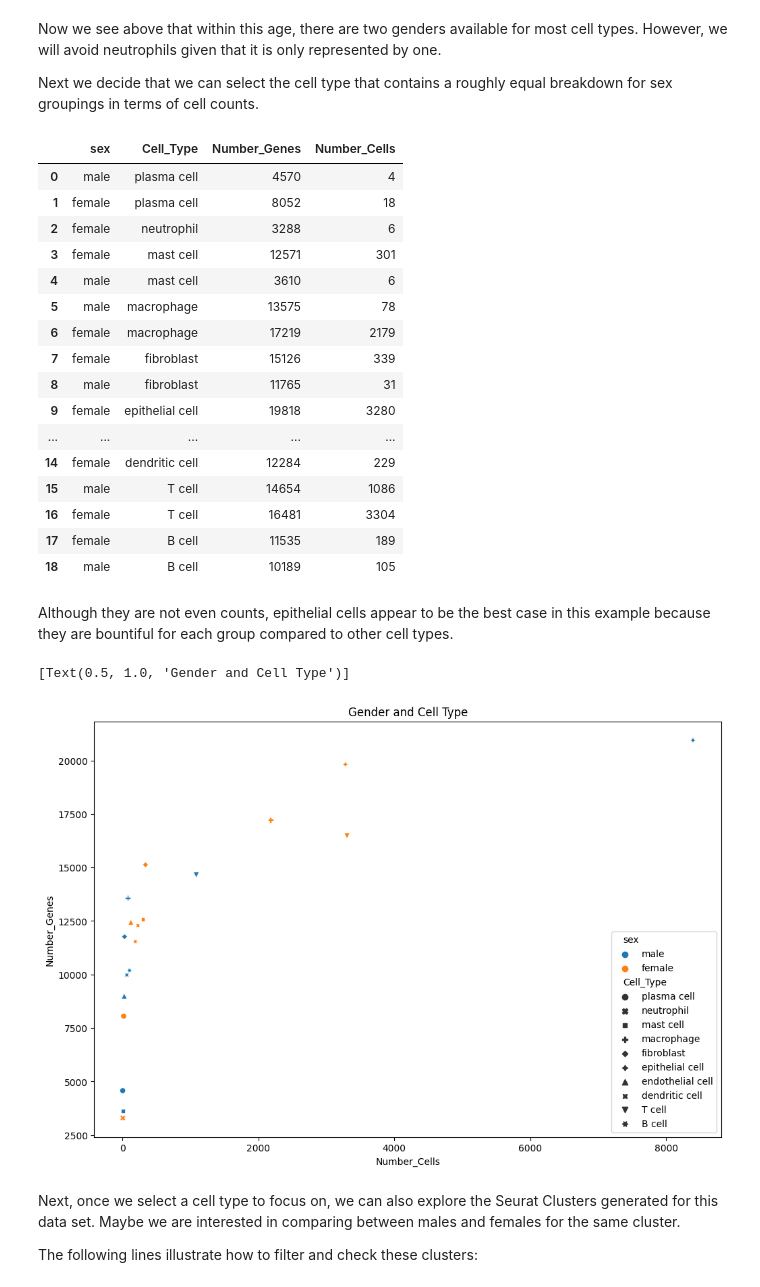
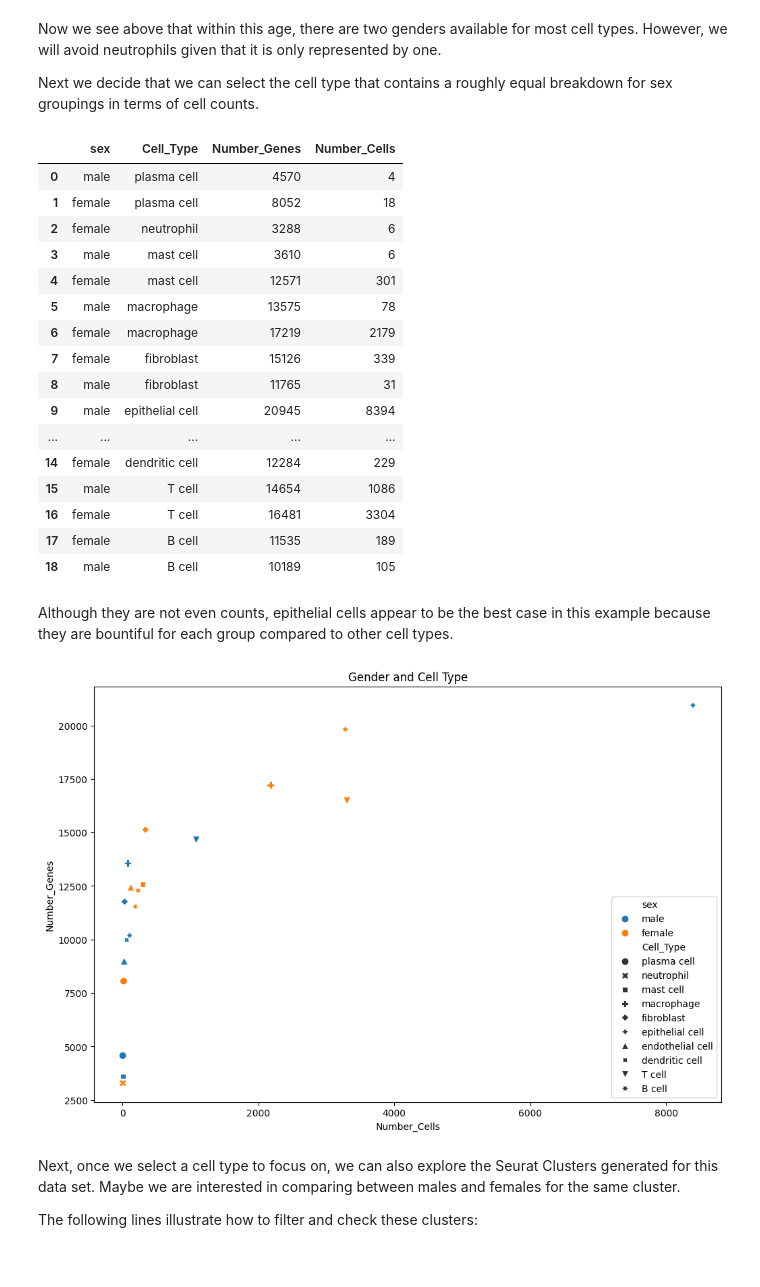
Before and after one commit to isb-cgc/Community-Notebooks, a Jupyter notebook: HTAN/Python Notebooks/Investigating_Single_Cell_HTAN_Data.ipynb, the cells around one changed output. Drawn from its saved outputs; the diff is of its cells as text; code cells hidden in the pictures.

```diff
--- a/HTAN/Python Notebooks/Investigating_Single_Cell_HTAN_Data.ipynb
+++ b/HTAN/Python Notebooks/Investigating_Single_Cell_HTAN_Data.ipynb
@@ -89,7 +81,10 @@ auth.authenticate_user()
 # %%
-## Setup ##
-# set the google project that will be referenced for this notebook's computations
-google_project = 'my-project'
+# Import the Google BigQuery client
+from google.cloud import bigquery
+
+# Set the Google project that will be billed for this notebook's computations
+# Replace <my-project> with your BigQuery Project ID
+google_project = '<my-project>'
 
 # Create a client to access the data within BigQuery
 client = bigquery.Client(google_project)
@@ -199,7 +196,7 @@ df3 = client.query("""
   count(distinct(feature_name)) Number_Genes,
     count(distinct(iObs)) Number_Cells,
   FROM
-    `isb-cgc-bq.HTAN.scRNAseq_MSK_SCLC_combined_samples_current`
+    `isb-cgc-bq.HTAN_versioned.scRNAseq_MSK_SCLC_combined_samples_r3`
   WHERE development_stage = '74-year-old human stage'
   GROUP BY 1,2
   ORDER BY Cell_Type DESC # ASC # or DESC
@@ -211,13 +208,13 @@ df3
 | 0 | male | plasma cell | 4570 | 4 |
 | 1 | female | plasma cell | 8052 | 18 |
 | 2 | female | neutrophil | 3288 | 6 |
-| 3 | female | mast cell | 12571 | 301 |
-| 4 | male | mast cell | 3610 | 6 |
+| 3 | male | mast cell | 3610 | 6 |
+| 4 | female | mast cell | 12571 | 301 |
 | 5 | male | macrophage | 13575 | 78 |
 | 6 | female | macrophage | 17219 | 2179 |
 | 7 | female | fibroblast | 15126 | 339 |
 | 8 | male | fibroblast | 11765 | 31 |
-| 9 | female | epithelial cell | 19818 | 3280 |
+| 9 | male | epithelial cell | 20945 | 8394 |
 | ... | ... | ... | ... | ... |
 | 14 | female | dendritic cell | 12284 | 229 |
 | 15 | male | T cell | 14654 | 1086 |
@@ -227,10 +224,11 @@ df3
 # %% [markdown]
 Although they are not even counts, epithelial cells appear to be the best case in this example because they are bountiful for each group compared to other cell types.
 # %%
-sns.scatterplot(data=df3, x='Number_Cells', y='Number_Genes', hue='sex', style='Cell_Type').set(title='Gender and Cell Type')
+sns.scatterplot(data=df3, x='Number_Cells', y='Number_Genes',
+                hue='sex', style='Cell_Type', s=60).set(title='Gender and Cell Type')
+plt.show()
 # %% [output]
-[Text(0.5, 1.0, 'Gender and Cell Type')]
-[figure, old version]
+[figure, new version]
 # %% [markdown]
 Next, once we select a cell type to focus on, we can also explore the Seurat Clusters generated for this data set. Maybe we are interested in comparing between males and females for the same cluster.
 
```
Also changed, not shown: parts of 17 cells of this notebook.
